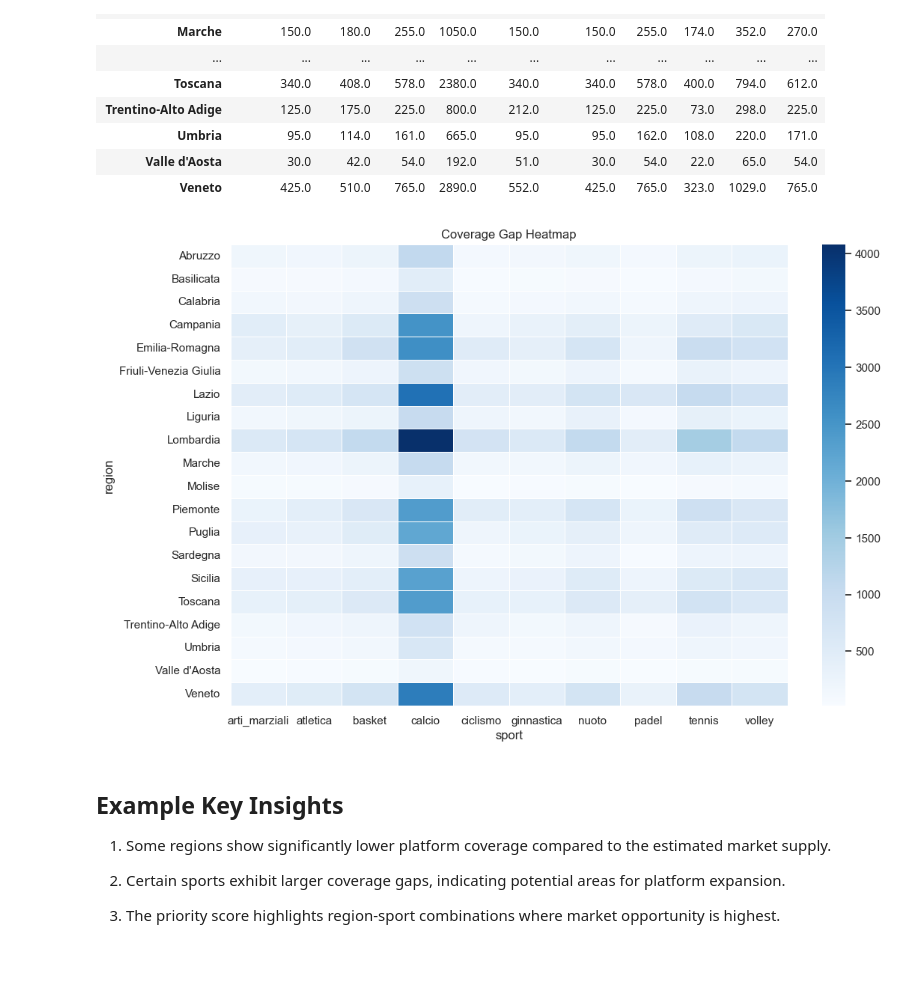
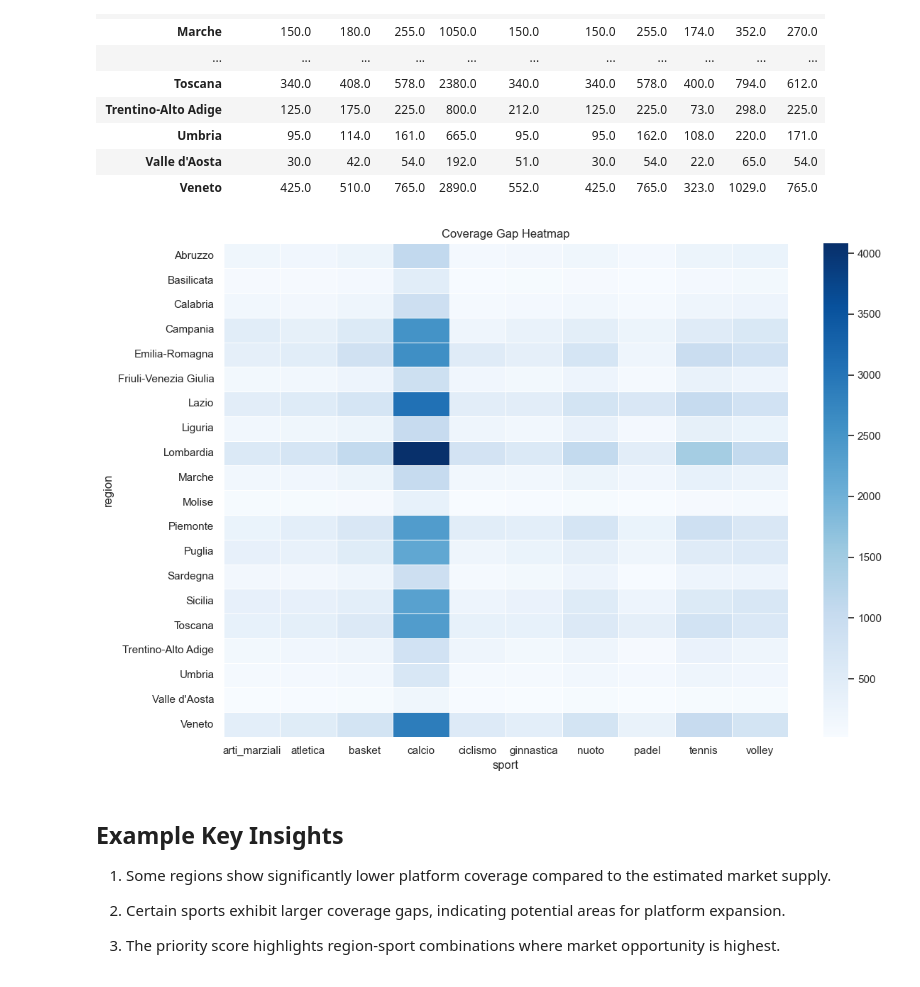
Before and after one commit to aleattene/sports-platform-coverage-gap-analysis, a Jupyter notebook: notebooks/03_coverage_gap_analysis.ipynb, the cells around one changed output. Saved outputs shown, nothing was run; the diff lists cells and outputs as text; code cells hidden in the pictures.

```diff
--- a/notebooks/03_coverage_gap_analysis.ipynb
+++ b/notebooks/03_coverage_gap_analysis.ipynb
@@ -241,16 +248,21 @@ pivot_gap
 # %%
 plt.figure(figsize=(12,8))
 
 sns.heatmap(
     pivot_gap,
     cmap="Blues",
     linewidths=0.5
 )
 
 plt.title("Coverage Gap Heatmap")
+
+
+plt.tight_layout()
+plt.savefig("../reports/coverage_gap_heatmap.png")
+
 plt.show()
 # %% [output]
-[figure, old version]
+[figure, new version]
 # %% [markdown]
 ## Example Key Insights
 
```
Also changed, not shown: parts of 2 cells of this notebook, 3 other files.
